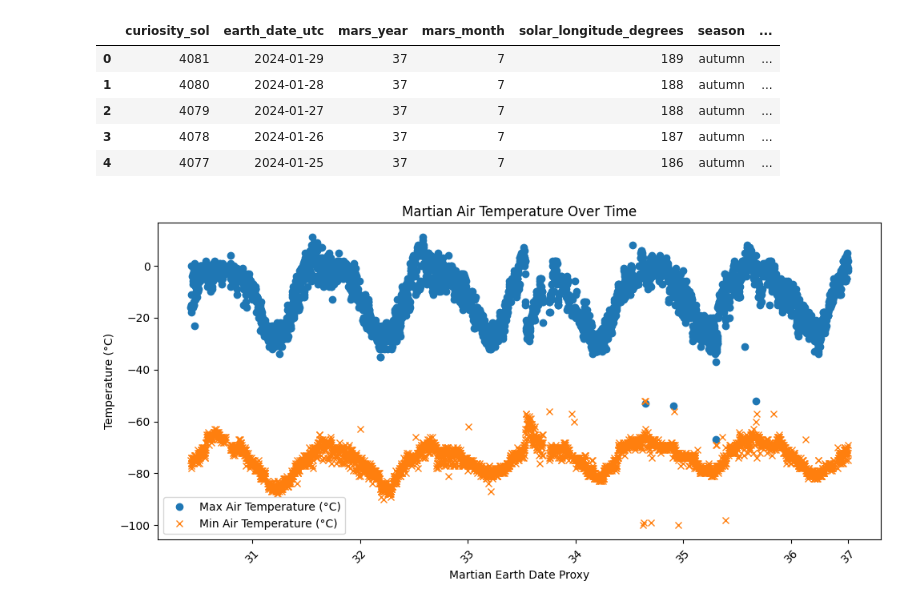
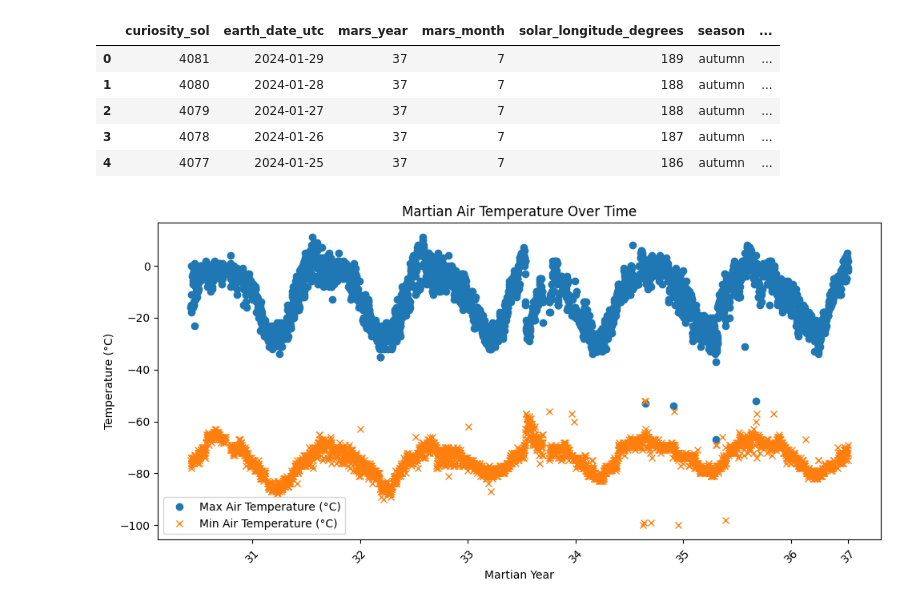
Before and after one commit to vdelimad/5600_project, a Jupyter notebook: notebooks/eda/mars_widget_data_eda.ipynb, the cells around one changed output. Saved outputs shown, nothing was run; the diff lists cells and outputs as text; code cells hidden in the pictures.

Commit message:
checkpoint after data moves and data sources text complete

```diff
--- a/notebooks/eda/mars_widget_data_eda.ipynb
+++ b/notebooks/eda/mars_widget_data_eda.ipynb
@@ -7,7 +15,7 @@ from datetime import datetime, timedelta
 # %%
 # bring in data
 
-mars_weather_data = pd.read_csv(f'../../../data/processed/mars_weather_from_widget/mars_weather_from_widget_processed.csv')
+mars_weather_data = pd.read_csv(f'../../../data/processed/public_sector/mars_weather_from_widget/mars_weather_from_widget_processed.csv')
 
 display(mars_weather_data.shape)
 display(mars_weather_data.head())
@@ -61,29 +69,32 @@ mars_weather_data.head()
 # %%
 
 
 # convert 'martian_earth_date_proxy' to datetime
 mars_weather_data['martian_earth_date_proxy'] = pd.to_datetime(mars_weather_data['martian_earth_date_proxy'])
 
 # extracting year in YY format for labeling purposes
 mars_weather_data['year'] = mars_weather_data['martian_earth_date_proxy'].dt.strftime('%y')
 
 
 # find unique years for x-ticks
 unique_years = mars_weather_data['year'].unique()
 
 # plot
 plt.figure(figsize=(10, 5))
 plt.plot(mars_weather_data['martian_earth_date_proxy'], mars_weather_data['air_temperature_max_celsius'], label='Max Air Temperature (°C)', marker='o', linestyle='')
 plt.plot(mars_weather_data['martian_earth_date_proxy'], mars_weather_data['air_temperature_min_celsius'], label='Min Air Temperature (°C)', marker='x', linestyle='')
-plt.xlabel('Martian Earth Date Proxy')
+plt.xlabel('Martian Year')
 plt.ylabel('Temperature (°C)')
 plt.title('Martian Air Temperature Over Time')
 plt.legend()
 
 # adjust labels
 plt.xticks(mars_weather_data['martian_earth_date_proxy'][mars_weather_data['year'].drop_duplicates(keep='first').index], unique_years, rotation=45)
 
 plt.tight_layout()
+
+plt.savefig('../../docs_source/images/results/martian_air_temperature_over_time.png')
+
 plt.show()
 # %% [output]
-[figure, old version]
+[figure, new version]
```
Also changed, not shown: parts of 1 cell of this notebook, 12 other files.
